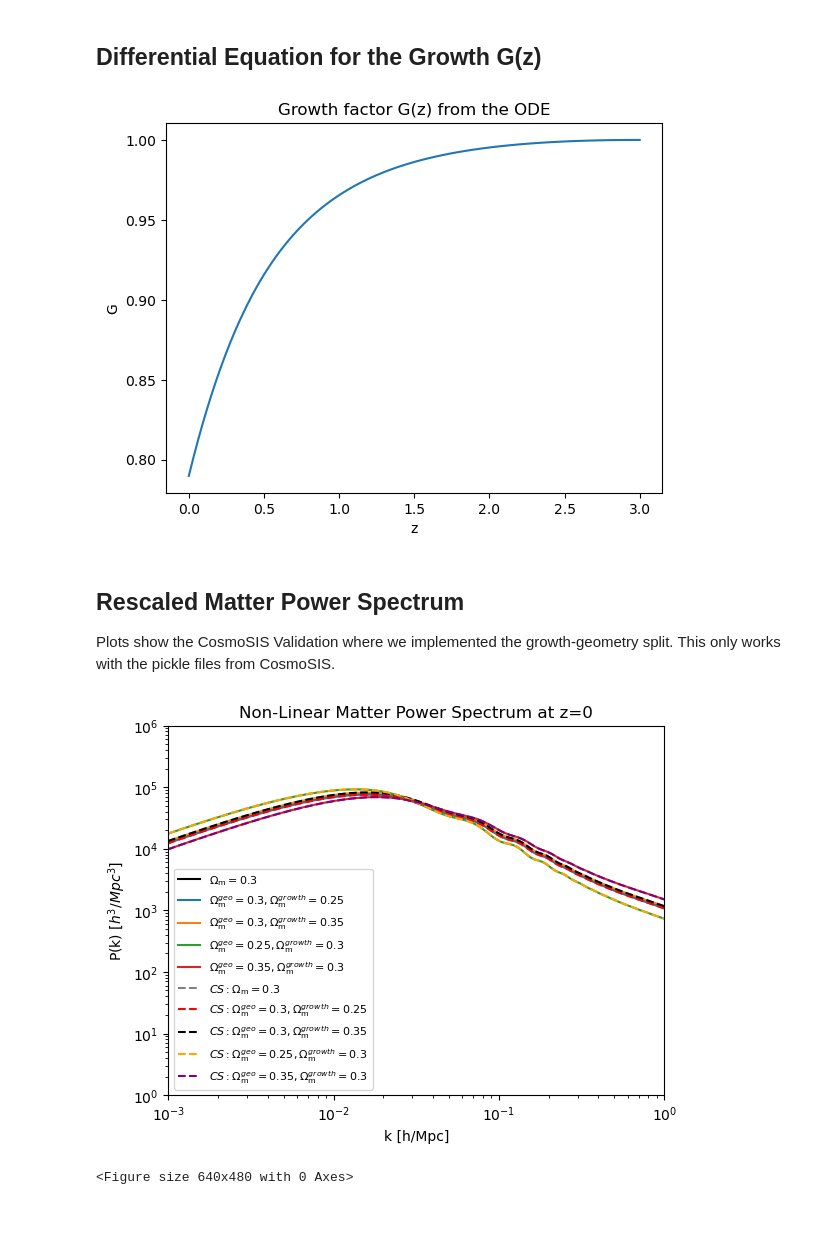
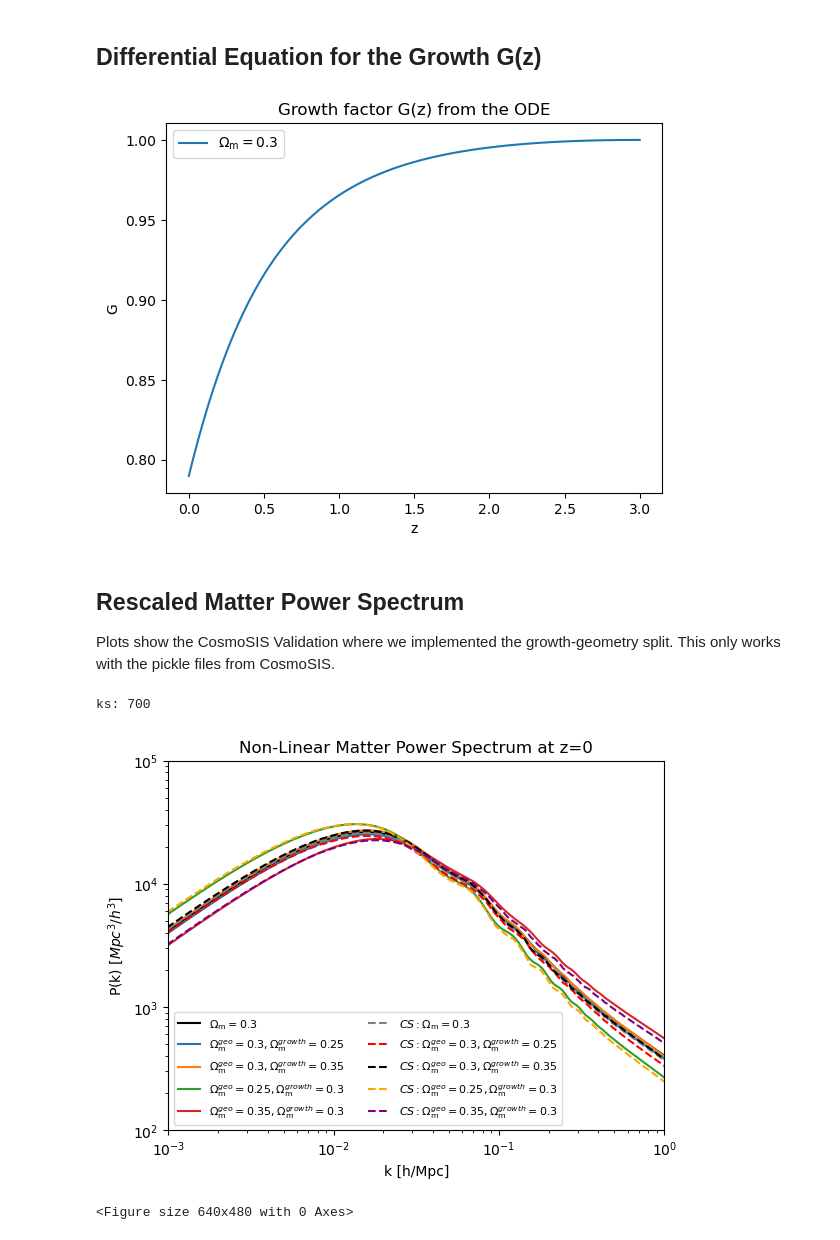
Before and after one commit to cloe-org/playground, a Jupyter notebook: tutorials/cosmology/growth-geometry-split.ipynb, the cells around one changed output. Drawn from its saved outputs; the diff is of its cells as text; code cells hidden in the pictures.

```diff
--- a/tutorials/cosmology/growth-geometry-split.ipynb
+++ b/tutorials/cosmology/growth-geometry-split.ipynb
@@ -16,47 +34,49 @@ from cloelib.cosmology.derived_cosmology import (
 # %%
-# Cosmology parameters
-H0 = 67.7
+# # Cosmology parameters
+
+H0 = 69.0
 h = H0 / 100.0
-sigma8 = 0.8277
 Omega_b0 = 0.048
 Omega_m = 0.3
 Omega_cdm0 = Omega_m - Omega_b0
 Omega_k0 = 0.0
 w = -1.0
 wa = 0.0
-ns = 0.96
-mnu = 0.0
-As = 2e-9
+ns = 0.97
+As = 2.19e-9
 gamma_MG = 0.0
+mnu = 0.0773 # Cannot be zero for HMCodeEmu
+N_ur = 2.0308
+N_mnu = 1
 
 z = np.linspace(0, 3, 100)
 # Compute the background with CLASS
-class_instance = CLASSBackground(
+class_instance_3 = CLASSBackground(
     H0=H0,
     Omega_b0=Omega_b0,
     Omega_cdm0=Omega_cdm0,
     Omega_k0=Omega_k0,
     As=As,
     ns=ns,
-    mnu=mnu,
     w0=w,
     wa=wa,
     gamma_MG=gamma_MG,
-    N_mnu=0,
+    mnu=mnu,
+    N_mnu=N_mnu,
 )
 # %% [markdown]
 ## Differential Equation for the Growth G(z)
 # %%
 # Test the differential equation for the growth G(z)
-g_z_geo = growth_function_ODE(class_instance, z)
-plt.clf()
-plt.plot(z, g_z_geo)
+g_z_3 = growth_function_ODE(class_instance_3, z)
+plt.plot(z, g_z_3, label=r"$\Omega_{\rm m}=0.3$")
 plt.xlabel("z")
 plt.ylabel("G")
+plt.legend()
 plt.title("Growth factor G(z) from the ODE")
 plt.show()
 # %% [output]
-[figure, old version]
+[figure, new version]
 # %% [markdown]
 ## Rescaled Matter Power Spectrum
 Plots show the CosmoSIS Validation where we implemented the growth-geometry split. This only works with the pickle files from CosmoSIS.
@@ -185,54 +189,56 @@ nl_pk_35_3_interp = interpolate.interp1d(ks, nonlinear_pk_35_3[0, :])
 
 # with open("mps_k_h.pkl", "rb") as in_pkl:
 #     k_h = pickle.load(in_pkl)
-# with open("mps_om-geo-03-om-growth-03_comp.pkl", "rb") as in_pkl:
-#     mps_geo_03_gr_03 = pickle.load(in_pkl) / h ** 3
-# with open("mps_om-geo-03-om-growth-025_comp.pkl", "rb") as in_pkl:
-#     mps_geo_03_gr_025 = pickle.load(in_pkl) / h ** 3
-# with open("mps_om-geo-03-om-growth-035_comp.pkl", "rb") as in_pkl:
-#     mps_geo_03_gr_035 = pickle.load(in_pkl) / h ** 3
-# with open("mps_om-geo-025-om-growth-03_comp.pkl", "rb") as in_pkl:
-#     mps_geo_025_gr_03 = pickle.load(in_pkl) / h ** 3
-# with open("mps_om-geo-035-om-growth-03_comp.pkl", "rb") as in_pkl:
-#     mps_geo_035_gr_03 = pickle.load(in_pkl) / h ** 3
+# with open("mps_om-geo-03-om-growth-03.pkl", "rb") as in_pkl:
+#     mps_geo_03_gr_03 = pickle.load(in_pkl)
+# with open("mps_om-geo-03-om-growth-025.pkl", "rb") as in_pkl:
+#     mps_geo_03_gr_025 = pickle.load(in_pkl)
+# with open("mps_om-geo-03-om-growth-035.pkl", "rb") as in_pkl:
+#     mps_geo_03_gr_035 = pickle.load(in_pkl)
+# with open("mps_om-geo-025-om-growth-03.pkl", "rb") as in_pkl:
+#     mps_geo_025_gr_03 = pickle.load(in_pkl)
+# with open("mps_om-geo-035-om-growth-03.pkl", "rb") as in_pkl:
+#     mps_geo_035_gr_03 = pickle.load(in_pkl)
 
-plt.loglog(ks / h, nl_pk_3_3_interp(ks), color="black",
+plt.loglog(ks / h, nonlinear_pk_3_3[0, :] * h ** 3, color="black",
            label="$\\Omega_{\\rm m}=0.3$")
-plt.loglog(ks / h, nl_pk_3_25_interp(ks),
+plt.loglog(ks / h, nonlinear_pk_3_25[0, :] * h ** 3,
            label="$\\Omega^{geo}_{\\rm m}=0.3, \\Omega^{growth}_{\\rm m}=0.25$")
-plt.loglog(ks / h, nl_pk_3_35_interp(ks),
+plt.loglog(ks / h, nonlinear_pk_3_35[0, :] * h ** 3,
     label="$\\Omega^{geo}_{\\rm m}=0.3, \\Omega^{growth}_{\\rm m}=0.35$")
-plt.loglog(ks / h, nl_pk_25_3_interp(ks),
+plt.loglog(ks / h, nonlinear_pk_25_3[0, :] * h ** 3,
     label="$\\Omega^{geo}_{\\rm m}=0.25,\\Omega^{growth}_{\\rm m}=0.3$")
-plt.loglog(ks / h, nl_pk_35_3_interp(ks),
+plt.loglog(ks / h, nonlinear_pk_35_3[0, :] * h ** 3,
     label="$\\Omega^{geo}_{\\rm m}=0.35,\\Omega^{growth}_{\\rm m}=0.3$")
 
 # plt.plot(k_h, mps_geo_03_gr_03[0, :], label="$CS:\\Omega_{\\rm m}=0.3$",
 #         color="grey", linestyle='--')
 # plt.plot(k_h, mps_geo_03_gr_025[0, :],
 #         label="$CS:\\Omega^{geo}_{\\rm m}=0.3,\\Omega^{growth}_{\\rm m}=0.25$",
 #         color="red", linestyle='--')
 # plt.plot(k_h, mps_geo_03_gr_035[0, :],
 #         label="$CS:\\Omega^{geo}_{\\rm m}=0.3,\\Omega^{growth}_{\\rm m}=0.35$",
 #         color="black", linestyle='--')
 # plt.plot(k_h, mps_geo_025_gr_03[0, :],
 #         label="$CS:\\Omega^{geo}_{\\rm m}=0.25,\\Omega^{growth}_{\\rm m}=0.3$",
 #         color="orange", linestyle='--')
 # plt.plot(k_h, mps_geo_035_gr_03[0, :],
 #         label="$CS:\\Omega^{geo}_{\\rm m}=0.35,\\Omega^{growth}_{\\rm m}=0.3$",
 #         color="purple", linestyle='--')
 
 plt.xlabel("k [h/Mpc]")
-plt.ylabel(r"P(k) [$h^3/Mpc^3$]")
+plt.ylabel(r"P(k) [$Mpc^3/h^3$]")
 plt.xlim(1e-3, 1e0)
-plt.ylim(1e0, 1e6)
+plt.ylim(1e2, 1e5)
 plt.title("Non-Linear Matter Power Spectrum at z=0")
-plt.legend(fontsize=8)
+plt.legend(ncol=2, fontsize=8)
+plt.savefig("nl_power_spectra.png", dpi=300)
 plt.show()
 plt.clf()
 # %% [output]
+ks: 700
-[figure, old version]
+[figure, new version]
-<Figure size 640x480 with 0 Axes>
+<Figure size 640x480 with 0 Axes>
 # %%
 # Plot the ratio of the rescaled and the standard MPS
 
```
Also changed, not shown: parts of 3 cells of this notebook.
